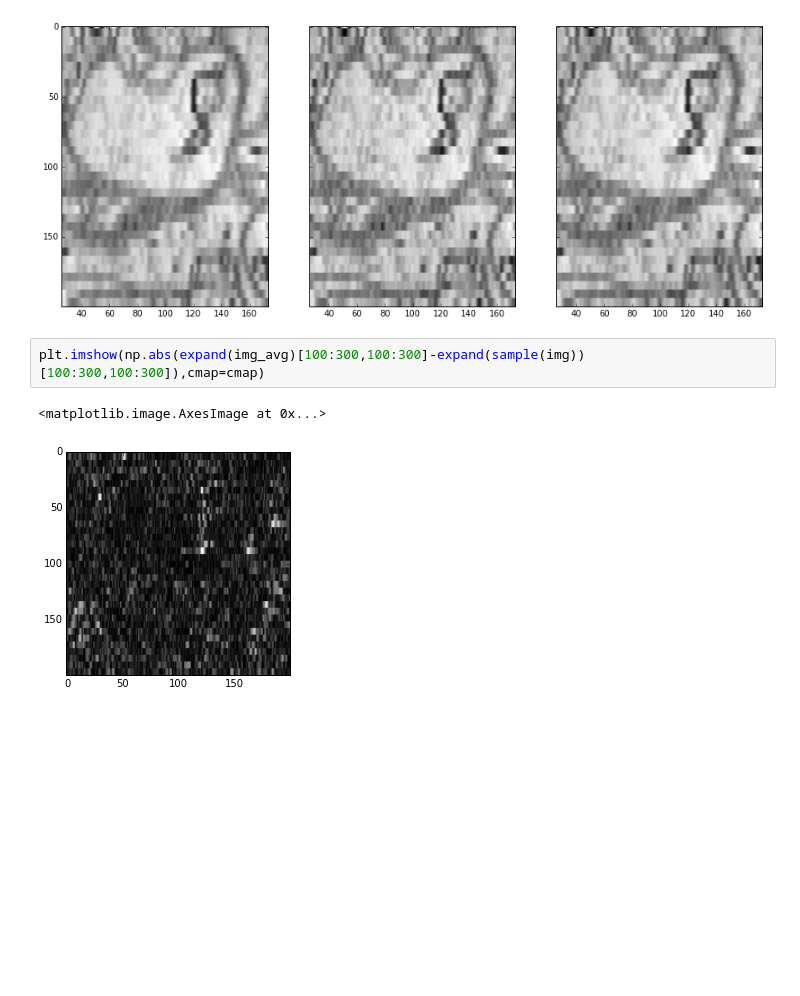
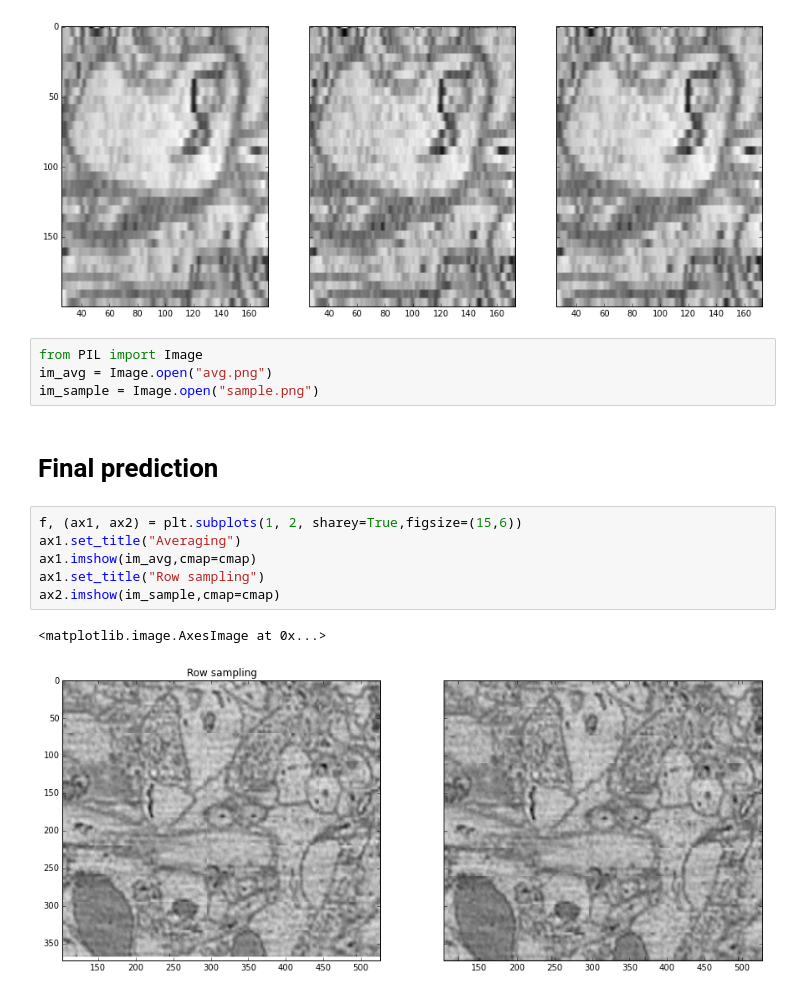
Before and after one commit to hallvardnydal/autoencoder, a Jupyter notebook: Input_Interpolating_autoencoder.ipynb, the cells around one changed output. Drawn from its saved outputs; the diff is of its cells as text; blank space fills up the shorter version.

```diff
--- a/Input_Interpolating_autoencoder.ipynb
+++ b/Input_Interpolating_autoencoder.ipynb
@@ -148,8 +148,18 @@ ax3.imshow(expand(img_gaussian)[100:300,100:300],cmap=cmap)
 # %% [output]
 <matplotlib.image.AxesImage at 0x...>
 [figure]
-# %%
-plt.imshow(np.abs(expand(img_avg)[100:300,100:300]-expand(sample(img))[100:300,100:300]),cmap=cmap)
-# %% [output]
-<matplotlib.image.AxesImage at 0x...>
-[figure, removed]
+# %%
+from PIL import Image
+im_avg = Image.open("avg.png")
+im_sample = Image.open("sample.png")
+# %% [markdown]
+# Final prediction
+# %%
+f, (ax1, ax2) = plt.subplots(1, 2, sharey=True,figsize=(15,6))
+ax1.set_title("Averaging")
+ax1.imshow(im_avg,cmap=cmap)
+ax1.set_title("Row sampling")
+ax2.imshow(im_sample,cmap=cmap)
+# %% [output]
+<matplotlib.image.AxesImage at 0x...>
+[figure, added]
```
Also changed, not shown: 1 other file.
